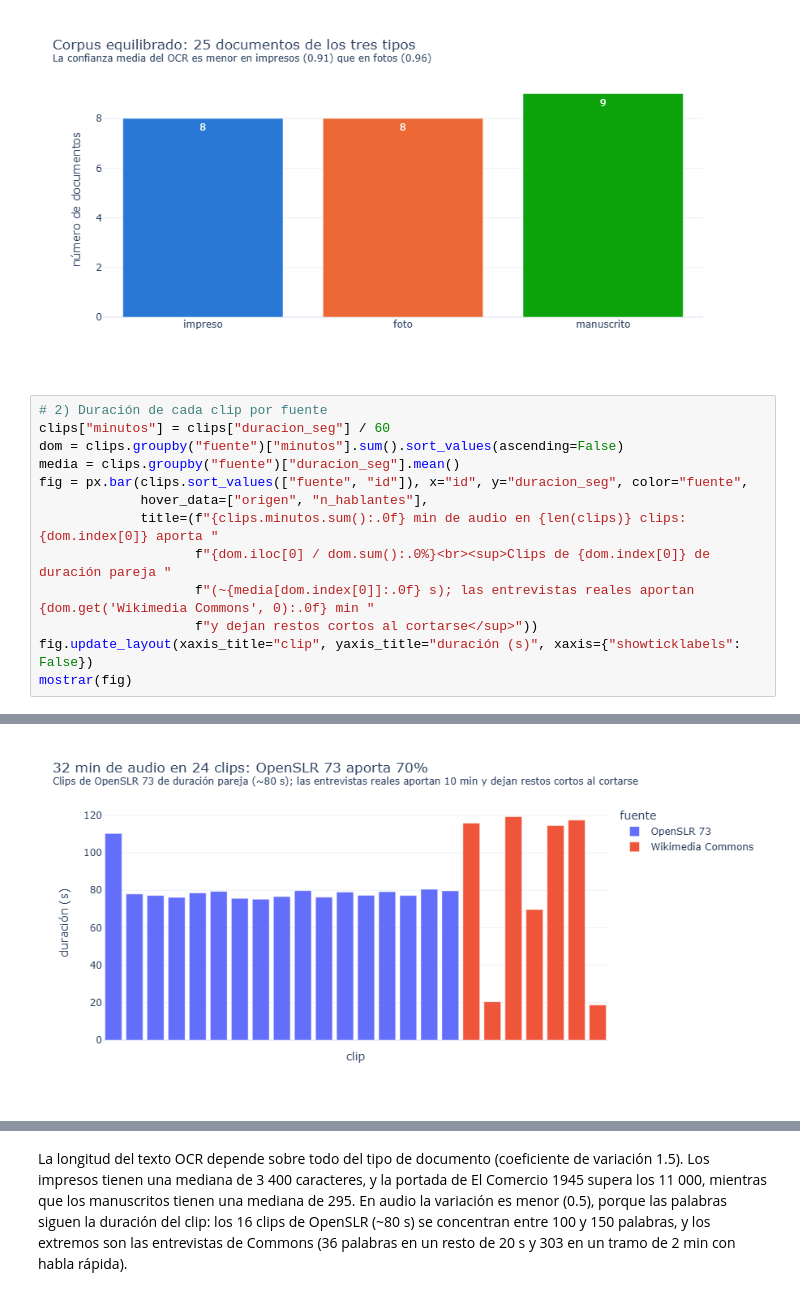
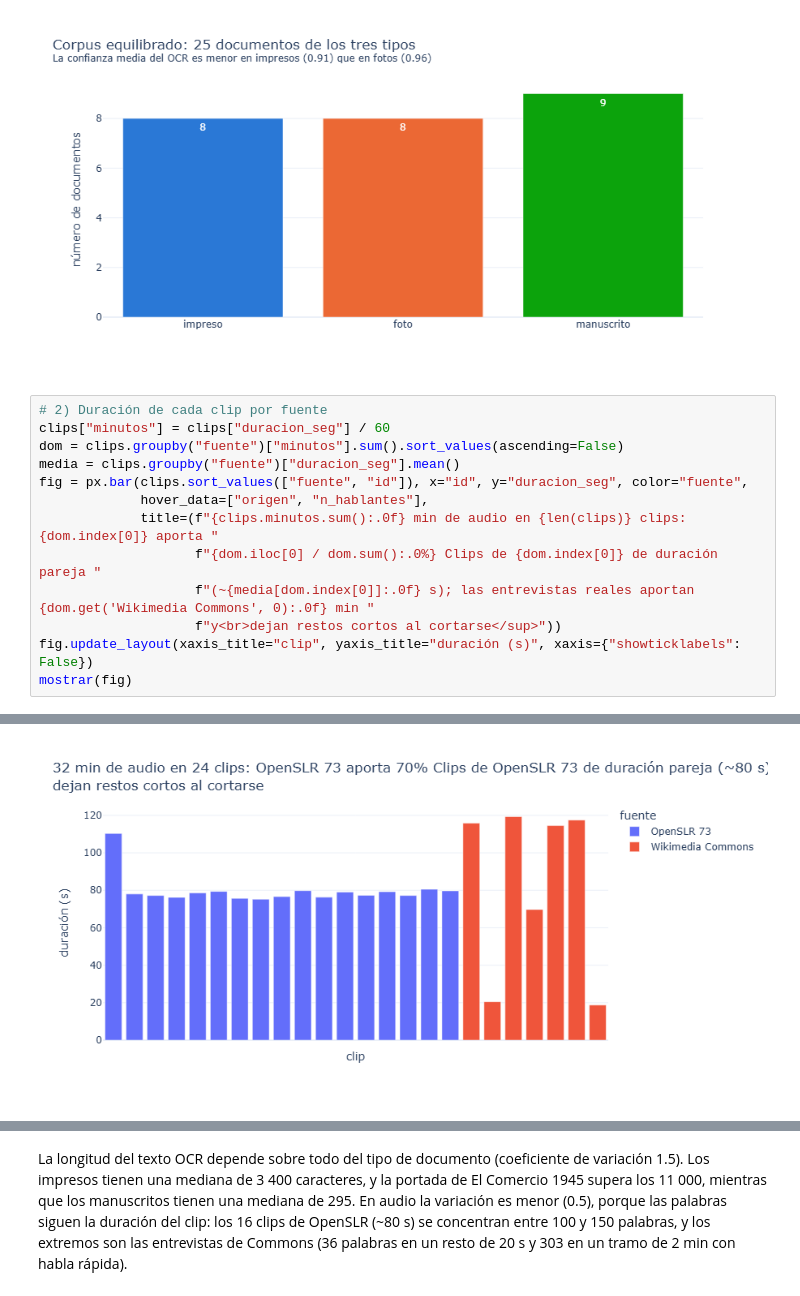
Before and after one commit to ValMur123/python_intermedio, a Jupyter notebook: tarea_2/01_extraccion.ipynb, the cells around one changed output, grey strips where cells are left out. Drawn from its saved outputs; the diff is of its cells as text.

```diff
--- a/tarea_2/01_extraccion.ipynb
+++ b/tarea_2/01_extraccion.ipynb
@@ -780,9 +795,9 @@ media = clips.groupby("fuente")["duracion_seg"].mean()
 fig = px.bar(clips.sort_values(["fuente", "id"]), x="id", y="duracion_seg", color="fuente",
              hover_data=["origen", "n_hablantes"],
              title=(f"{clips.minutos.sum():.0f} min de audio en {len(clips)} clips: {dom.index[0]} aporta "
-                    f"{dom.iloc[0] / dom.sum():.0%}<br><sup>Clips de {dom.index[0]} de duración pareja "
+                    f"{dom.iloc[0] / dom.sum():.0%} Clips de {dom.index[0]} de duración pareja "
                     f"(~{media[dom.index[0]]:.0f} s); las entrevistas reales aportan {dom.get('Wikimedia Commons', 0):.0f} min "
-                    f"y dejan restos cortos al cortarse</sup>"))
+                    f"y<br>dejan restos cortos al cortarse</sup>"))
 fig.update_layout(xaxis_title="clip", yaxis_title="duración (s)", xaxis={"showticklabels": False})
 mostrar(fig)
 # %% [output]
@@ -806,4 +821,4 @@ mostrar(fig)
-[figure, old version]
+[figure, new version]
 # %%
 # 3) Longitud de los textos extraídos: caracteres OCR y palabras ASR (cada panel con sus propios intervalos)
 from plotly.subplots import make_subplots
```
Also changed, not shown: parts of 13 cells of this notebook, 28 other files.
